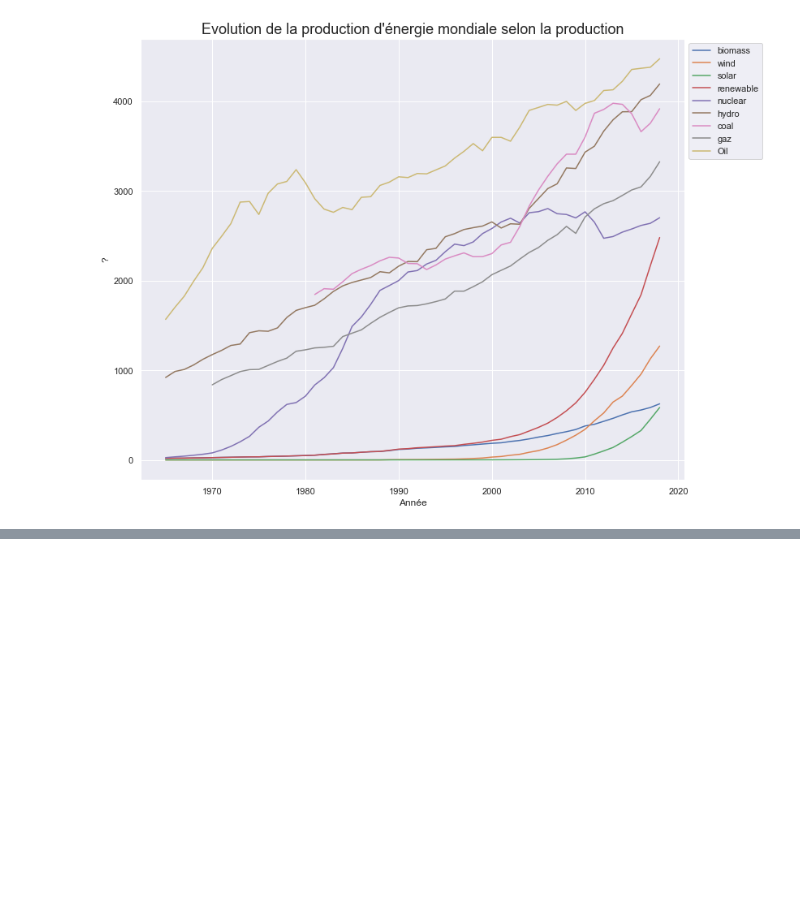
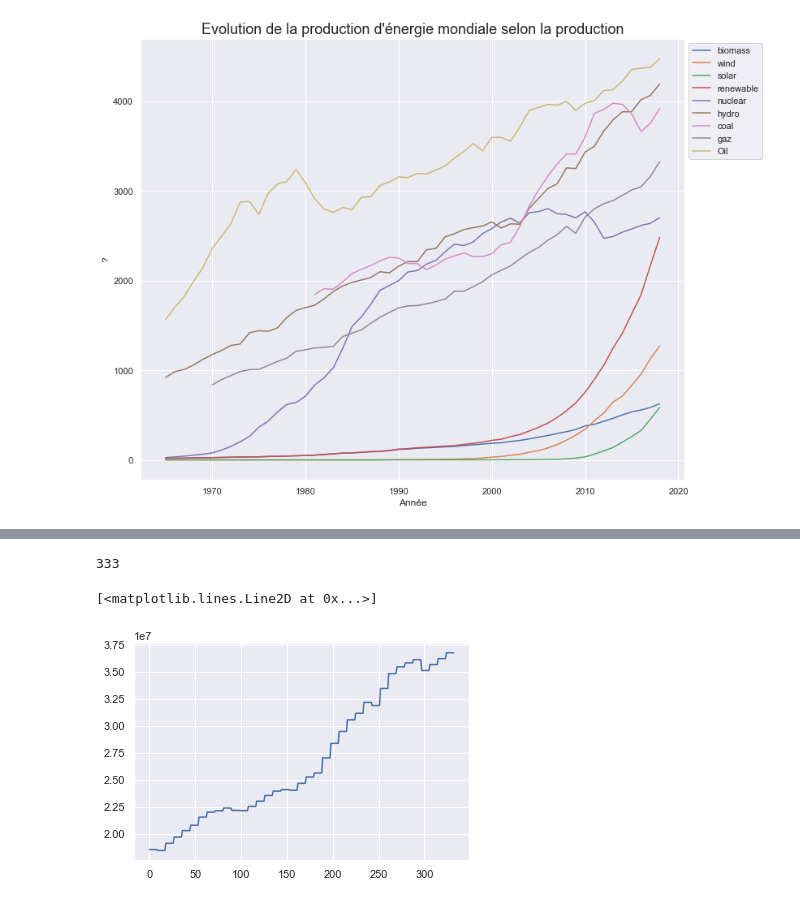
Before and after one commit to KevinFerin/HackatonMDI720, a Jupyter notebook: src/Hackathon.ipynb, the cells around one changed output, grey strips where cells are left out. Saved outputs shown, nothing was run; the diff lists cells and outputs as text; code cells hidden in the pictures; blank space fills up the shorter version.

Commit message:
ajout de la prediction des emissions de CO2

```diff
--- a/src/Hackathon.ipynb
+++ b/src/Hackathon.ipynb
@@ -227,0 +219,4 @@ production_energy_by_region
+# %%
+merged_data_cleaned = merged_data.copy()
+# %%
+merged_data_cleaned=merged_data_cleaned.drop(["Access to Electricity", "Nitrous Oxyd Emission", "Methan Oxyd Emission"], axis =1)
@@ -227,0 +258,12 @@ production_energy_by_region
+# %%
+
+for country in merged_data_cleaned.Country.unique() :
+    data = merged_data_cleaned[merged_data_cleaned.Country == country]
+    X_train = data[data.Date<2015].Date
+    y_train = data[data.Date<2015]["CO2 Emission"]
+    X_test = data[data.Date>=2015].Date
+    reg = LinearRegression().fit(X_train.values.reshape(-1,1), y_train)
+    y_pred=reg.predict(X_test.values.reshape(-1,1))
+    y = np.append(y_train,y_pred)
+    data.loc[:,"CO2 Emission"] = y
+    merged_data_cleaned[merged_data_cleaned.Country == country] = data
@@ -227,0 +309,9 @@ production_energy_by_region
+# %%
+from sklearn.linear_model import LinearRegression
+data = merged_data_cleaned[merged_data_cleaned.Country == "World"]
+X_train = data[data.Date<2015].Date
+y_train = data[data.Date<2015]["CO2 Emission"]
+X_test = data[data.Date>=2015].Date
+reg = LinearRegression().fit(X_train.values.reshape(-1,1), y_train)
+y_pred=reg.predict(X_test.values.reshape(-1,1))
+y=np.append(y_train,y_pred)
@@ -227,0 +320,9 @@ production_energy_by_region
+# %%
+len(np.append(y_train,y_pred))
+# %% [output]
+333
+# %%
+plt.plot(y)
+# %% [output]
+[<matplotlib.lines.Line2D at 0x...>]
+[figure, added]
```
Also changed, not shown: parts of 15 cells of this notebook, 1 other file.
